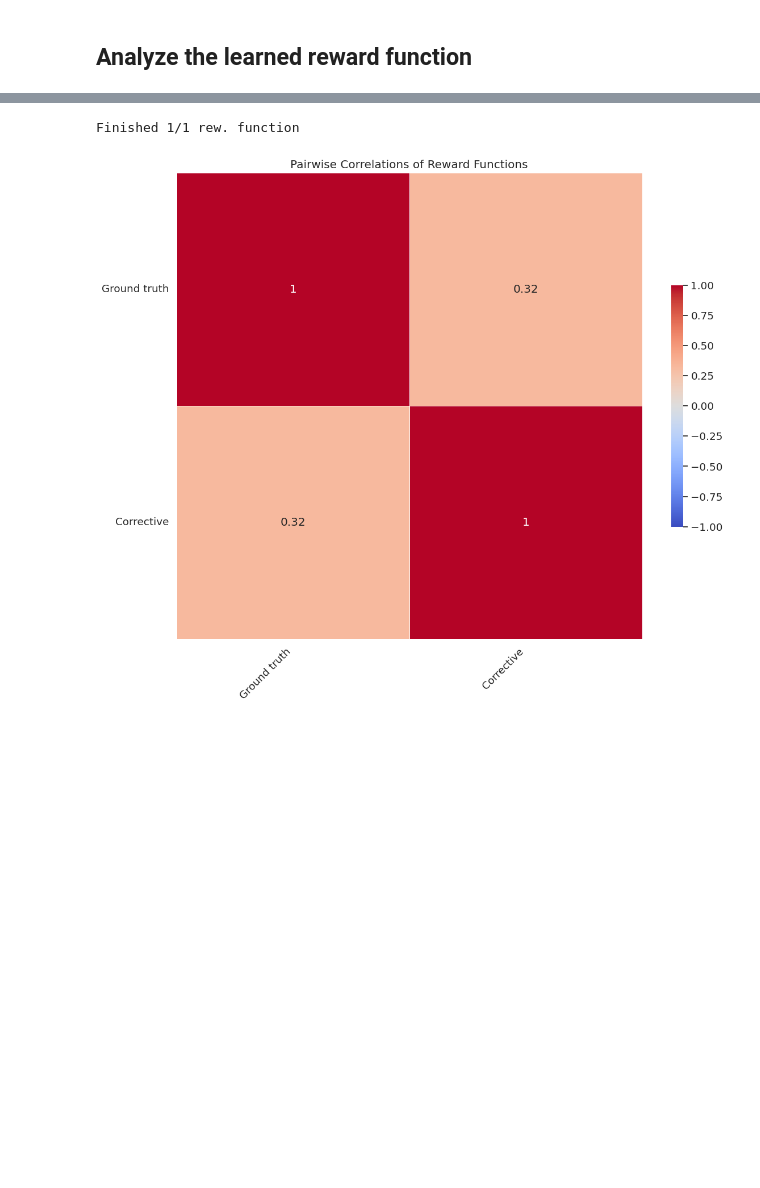
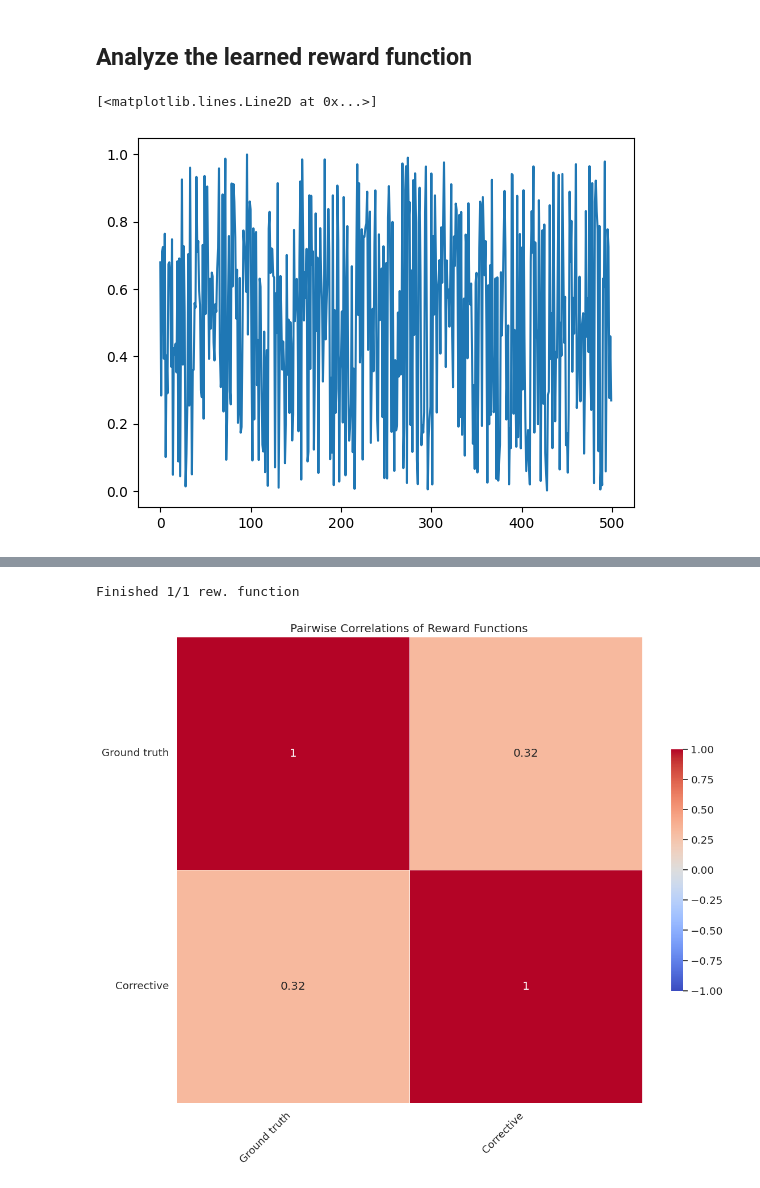
Before and after one commit to ymetz/multi-type-feedback, a Jupyter notebook: rlhf/notebooks/Analyze_Reward_Model_Predictions.ipynb, the cells around one changed output, grey strips where cells are left out. Drawn from its saved outputs; the diff is of its cells as text; code cells hidden in the pictures; blank space fills up the shorter version.

```diff
--- a/rlhf/notebooks/Analyze_Reward_Model_Predictions.ipynb
+++ b/rlhf/notebooks/Analyze_Reward_Model_Predictions.ipynb
@@ -8,0 +31,2 @@ num_samples = 500
+# %%
+a = np.random.rand(500)
@@ -8,0 +35,5 @@ num_samples = 500
+# %%
+plt.plot(a)
+# %% [output]
+[<matplotlib.lines.Line2D at 0x...>]
+[figure, added]
```
Also changed, not shown: parts of 6 cells of this notebook, 26 other files.
